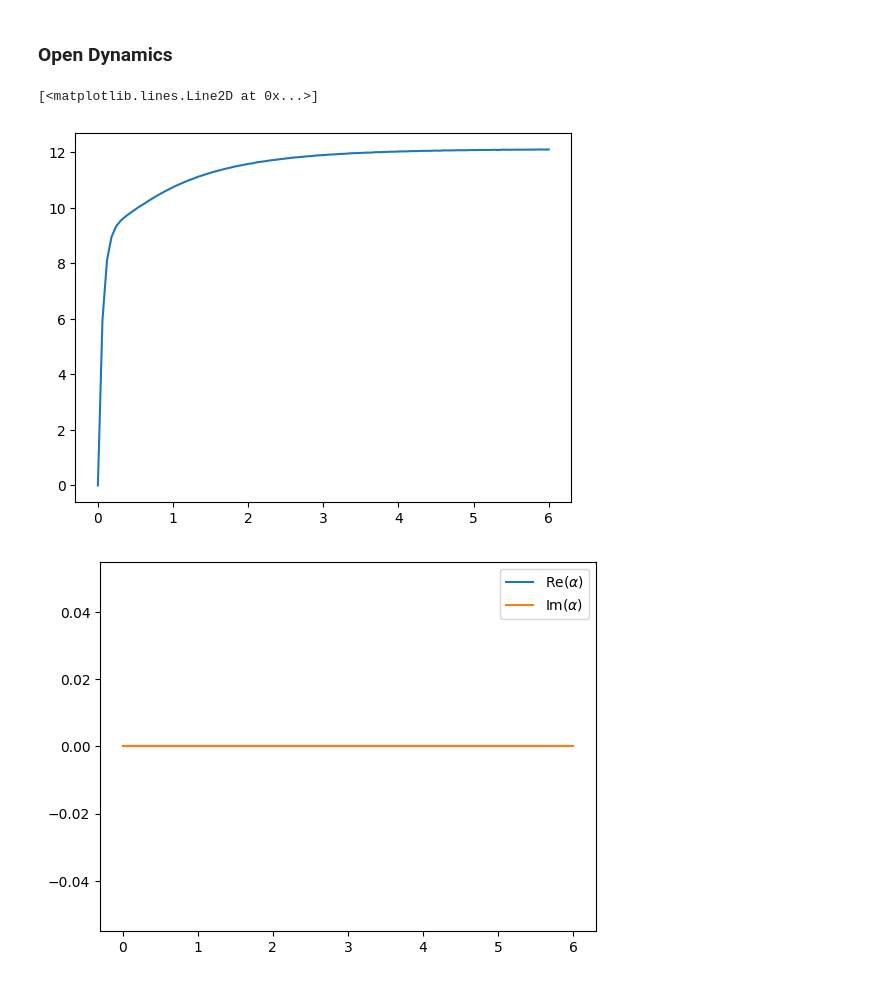
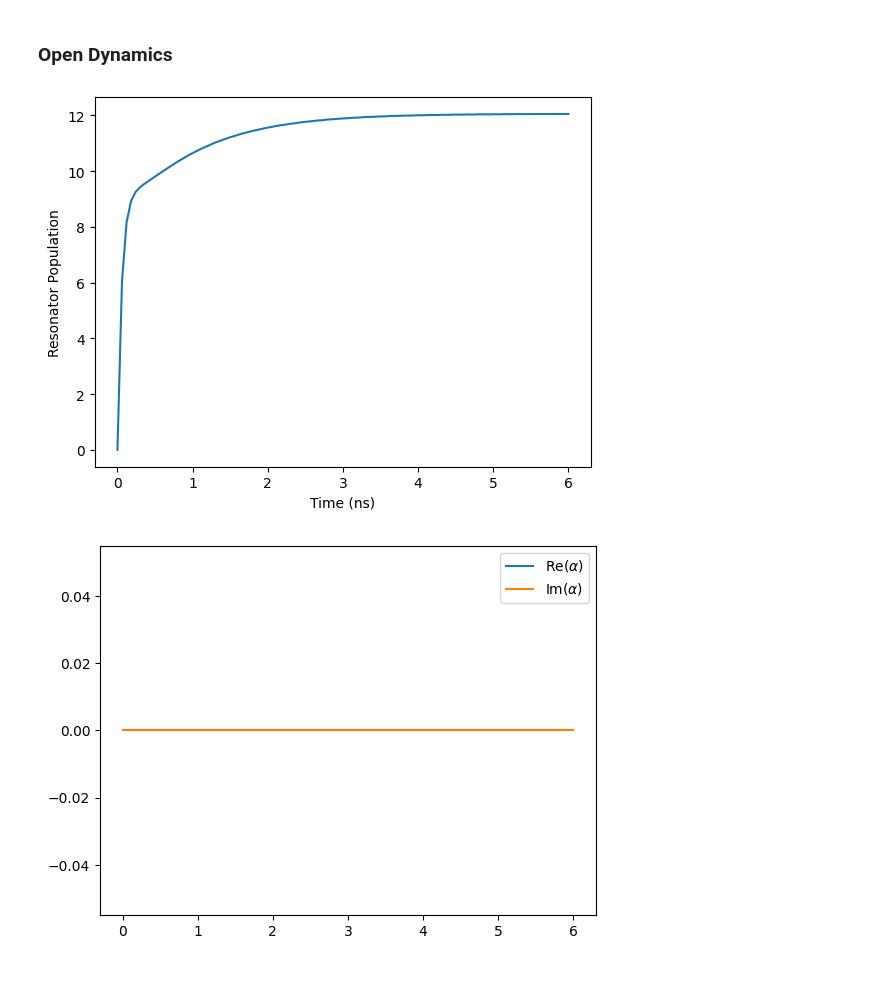
Before and after one commit to connorblake1/jiang-research, a Jupyter notebook: FiniteGKP/jax_FiniteGKP.ipynb, the cells around one changed output. Saved outputs shown, nothing was run; the diff lists cells and outputs as text; code cells hidden in the pictures.

```diff
--- a/FiniteGKP/jax_FiniteGKP.ipynb
+++ b/FiniteGKP/jax_FiniteGKP.ipynb
@@ -360,11 +360,13 @@ rho_t = me_open_res.states
 rho_r_t = dq.ptrace(rho_t,0,(N,2))
 n_t = jnp.real(me_open_res.expects[0])
 a_t = me_open_res.expects[1]
-# %%
-plt.plot(times,n_t)
-# %% [output]
-[<matplotlib.lines.Line2D at 0x...>]
-[figure, removed]
+# %%
+plt.xlabel("Time (ns)")
+plt.ylabel("Resonator Population")
+plt.plot(times,n_t)
+plt.show()
+# %% [output]
+[figure, added]
 # %%
 # dq.plot_wigner_gif(
 #   rho_r_t,
```
Also changed, not shown: parts of 12 cells of this notebook, 10 other files.
